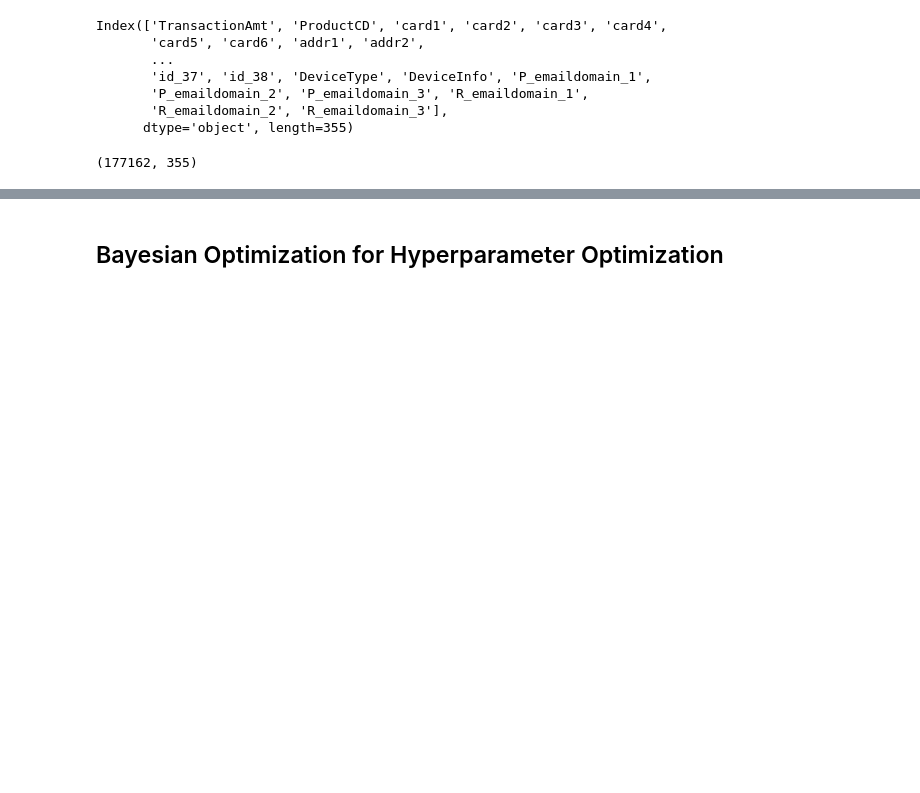
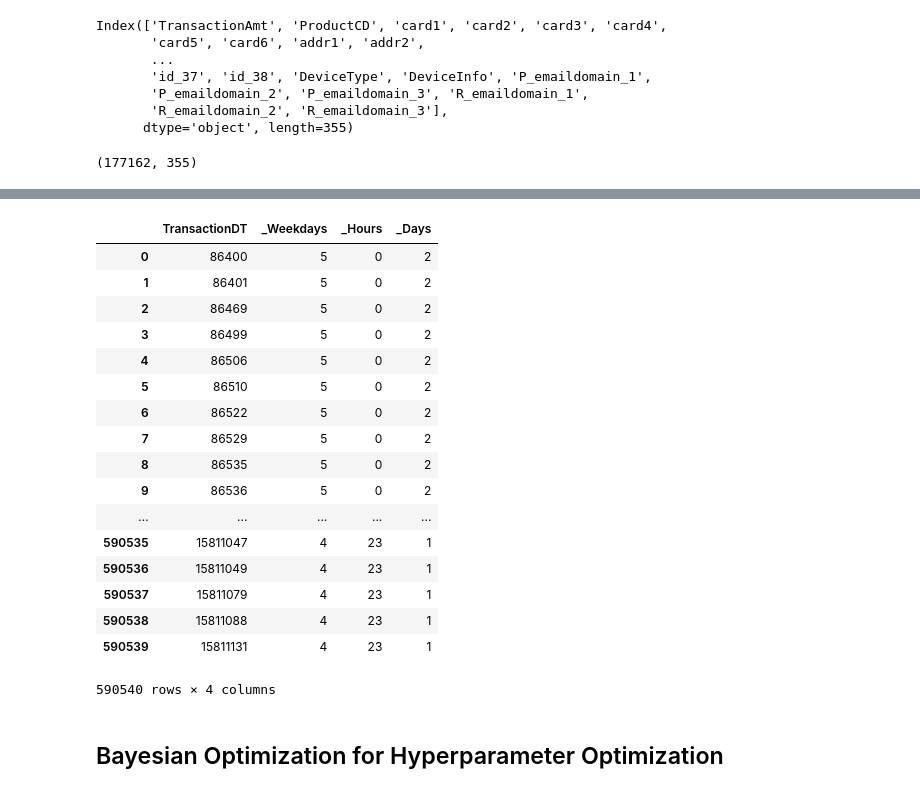
Before and after one commit to raynoldng/ieee-fraud-detection, a Jupyter notebook: notebooks/EDA and Light GBM.ipynb, the cells around one changed output, grey strips where cells are left out. Drawn from its saved outputs; the diff is of its cells as text; code cells hidden in the pictures; blank space fills up the shorter version.

```diff
--- a/notebooks/EDA and Light GBM.ipynb
+++ b/notebooks/EDA and Light GBM.ipynb
@@ -223,3 +241,35 @@ val_m_train.shape
+# %%
+# add time features
+import datetime
+
+START_DATE = '2017-12-01'
+startdate = datetime.datetime.strptime(START_DATE, "%Y-%m-%d")
+train["Date"] = train['TransactionDT'].apply(lambda x: (startdate + datetime.timedelta(seconds=x)))
+
+train['_Weekdays'] = train['Date'].dt.dayofweek
+train['_Hours'] = train['Date'].dt.hour
+train['_Days'] = train['Date'].dt.day
+# %%
+train[['TransactionDT', '_Weekdays', '_Hours', '_Days']]
+# %% [output]
+|  | TransactionDT | _Weekdays | _Hours | _Days |
+| 0 | 86400 | 5 | 0 | 2 |
+| 1 | 86401 | 5 | 0 | 2 |
+| 2 | 86469 | 5 | 0 | 2 |
+| 3 | 86499 | 5 | 0 | 2 |
+| 4 | 86506 | 5 | 0 | 2 |
+| 5 | 86510 | 5 | 0 | 2 |
+| 6 | 86522 | 5 | 0 | 2 |
+| 7 | 86529 | 5 | 0 | 2 |
+| 8 | 86535 | 5 | 0 | 2 |
+| 9 | 86536 | 5 | 0 | 2 |
+| ... | ... | ... | ... | ... |
+| 590535 | 15811047 | 4 | 23 | 1 |
+| 590536 | 15811049 | 4 | 23 | 1 |
+| 590537 | 15811079 | 4 | 23 | 1 |
+| 590538 | 15811088 | 4 | 23 | 1 |
+| 590539 | 15811131 | 4 | 23 | 1 |
+590540 rows × 4 columns
 # %% [markdown]
 ## Bayesian Optimization for Hyperparameter Optimization
 # %%
```
Also changed, not shown: parts of 6 cells of this notebook, 3 other files.
